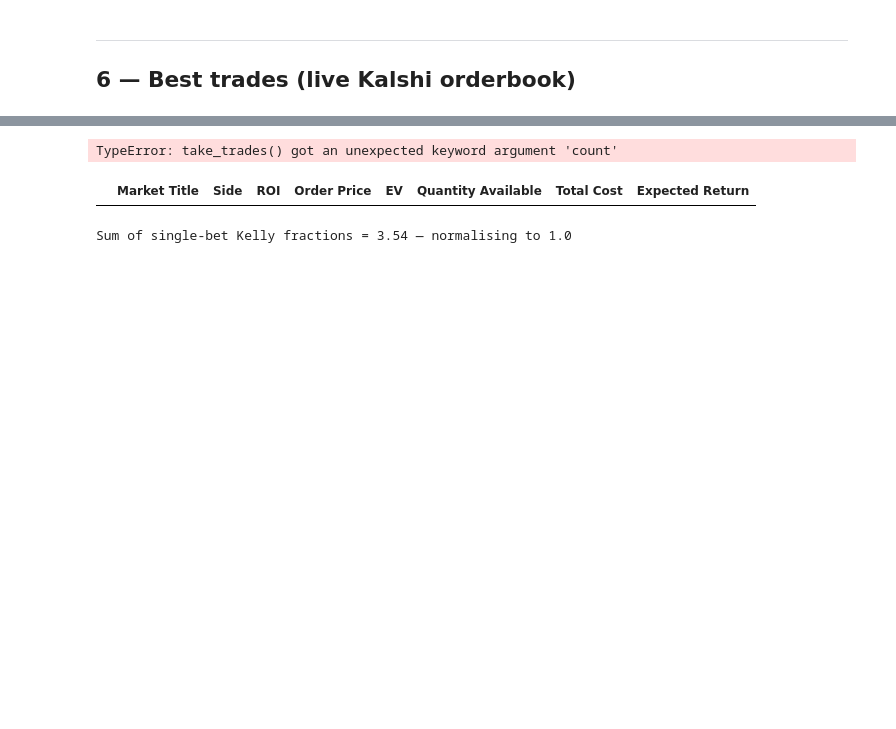
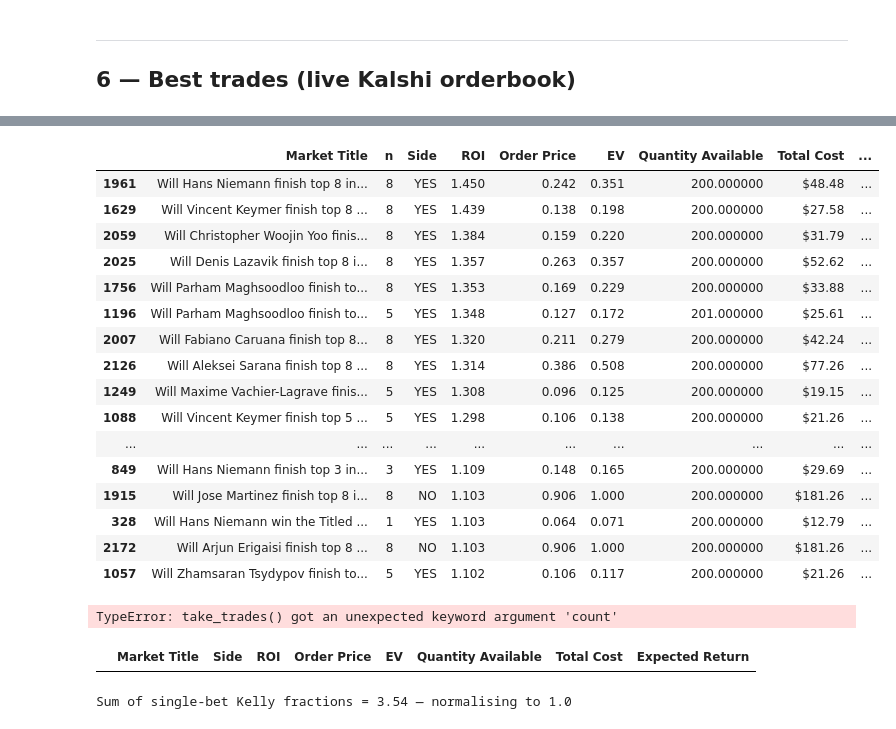
Before and after one commit to EvanMcCormick37/titled-tuesday-analysis, a Jupyter notebook: notebooks/command-center.ipynb, the cells around one changed output, grey strips where cells are left out. Saved outputs shown, nothing was run; the diff lists cells and outputs as text; code cells hidden in the pictures; blank space fills up the shorter version.

```diff
--- a/notebooks/command-center.ipynb
+++ b/notebooks/command-center.ipynb
@@ -347,3 +526,30 @@ KeyError: 'Market Title'
+# %%
+display(
+    df_edge[['Market Title', 'n', 'Side', 'ROI', 'Order Price', 'EV', 'Quantity Available', 'Total Cost', 'Expected Return']]
+    .sort_values(['ROI'], ascending=False)
+    .style.format({
+        'ROI': '{:.3f}', 'Order Price': '{:.3f}', 'EV': '{:.3f}',
+        'Total Cost': '${:.2f}', 'Expected Return': '${:.2f}',
+    })
+)
+# %% [output]
+|  | Market Title | n | Side | ROI | Order Price | EV | Quantity Available | Total Cost | ... |
+| 1961 | Will Hans Niemann finish top 8 in... | 8 | YES | 1.450 | 0.242 | 0.351 | 200.000000 | $48.48 | ... |
+| 1629 | Will Vincent Keymer finish top 8 ... | 8 | YES | 1.439 | 0.138 | 0.198 | 200.000000 | $27.58 | ... |
+| 2059 | Will Christopher Woojin Yoo finis... | 8 | YES | 1.384 | 0.159 | 0.220 | 200.000000 | $31.79 | ... |
+| 2025 | Will Denis Lazavik finish top 8 i... | 8 | YES | 1.357 | 0.263 | 0.357 | 200.000000 | $52.62 | ... |
+| 1756 | Will Parham Maghsoodloo finish to... | 8 | YES | 1.353 | 0.169 | 0.229 | 200.000000 | $33.88 | ... |
+| 1196 | Will Parham Maghsoodloo finish to... | 5 | YES | 1.348 | 0.127 | 0.172 | 201.000000 | $25.61 | ... |
+| 2007 | Will Fabiano Caruana finish top 8... | 8 | YES | 1.320 | 0.211 | 0.279 | 200.000000 | $42.24 | ... |
+| 2126 | Will Aleksei Sarana finish top 8 ... | 8 | YES | 1.314 | 0.386 | 0.508 | 200.000000 | $77.26 | ... |
+| 1249 | Will Maxime Vachier-Lagrave finis... | 5 | YES | 1.308 | 0.096 | 0.125 | 200.000000 | $19.15 | ... |
+| 1088 | Will Vincent Keymer finish top 5 ... | 5 | YES | 1.298 | 0.106 | 0.138 | 200.000000 | $21.26 | ... |
+| ... | ... | ... | ... | ... | ... | ... | ... | ... | ... |
+| 849 | Will Hans Niemann finish top 3 in... | 3 | YES | 1.109 | 0.148 | 0.165 | 200.000000 | $29.69 | ... |
+| 1915 | Will Jose Martinez finish top 8 i... | 8 | NO | 1.103 | 0.906 | 1.000 | 200.000000 | $181.26 | ... |
+| 328 | Will Hans Niemann win the Titled ... | 1 | YES | 1.103 | 0.064 | 0.071 | 200.000000 | $12.79 | ... |
+| 2172 | Will Arjun Erigaisi finish top 8 ... | 8 | NO | 1.103 | 0.906 | 1.000 | 200.000000 | $181.26 | ... |
+| 1057 | Will Zhamsaran Tsydypov finish to... | 5 | YES | 1.102 | 0.106 | 0.117 | 200.000000 | $21.26 | ... |
 # %%
 #Automatically take trades with ROI > min_roi for the given date and max trades count.
 result = take_trades(
```
Also changed, not shown: parts of 11 cells of this notebook, 13 other files.
